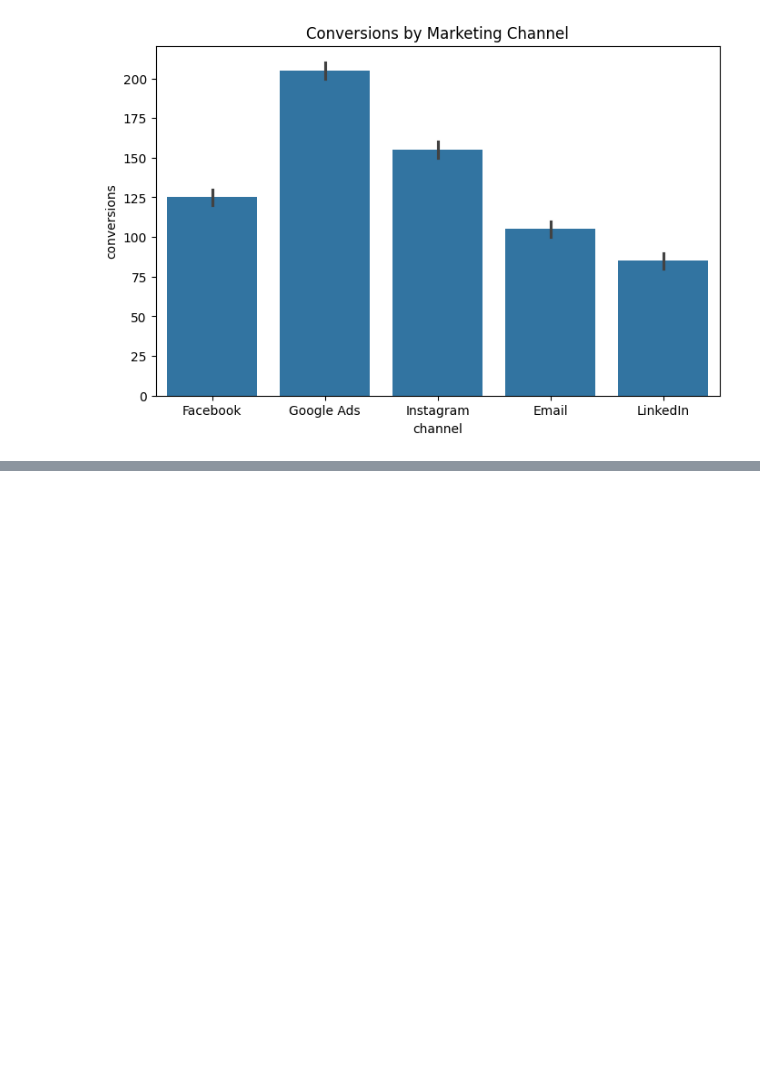
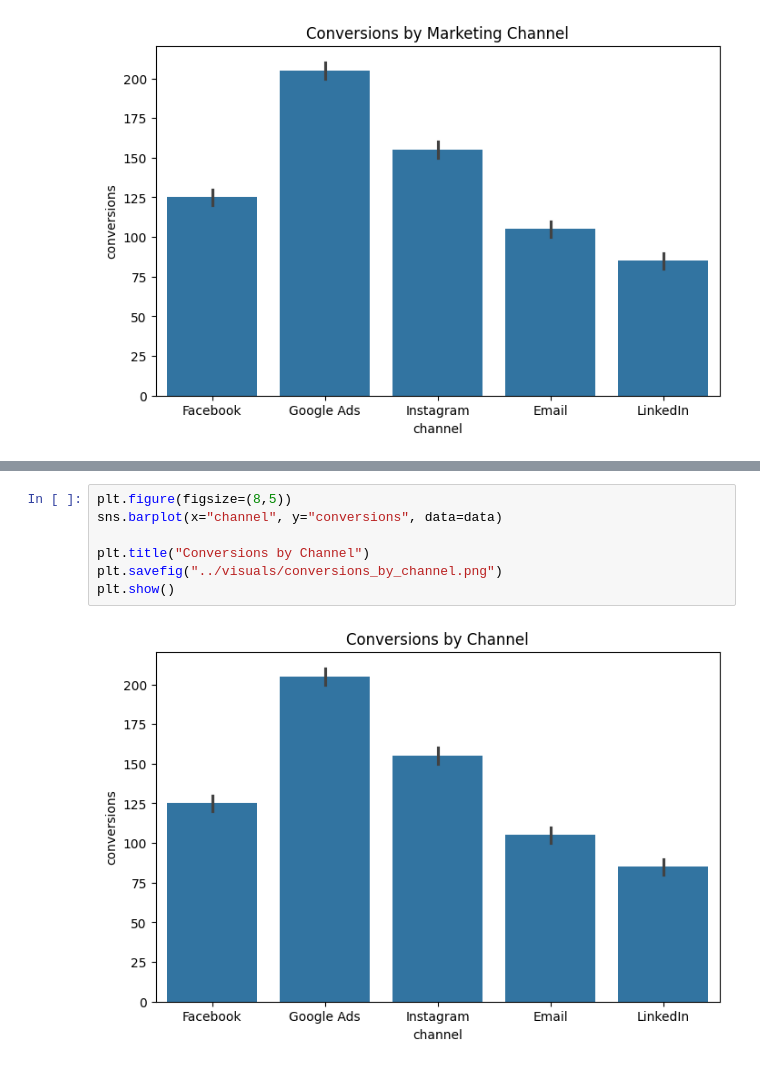
Before and after one commit to Yaswanth-23/marketing-campaign-analytics, a Jupyter notebook: notebooks/campaign_analysis.ipynb, the cells around one changed output, grey strips where cells are left out. Drawn from its saved outputs; the diff is of its cells as text; blank space fills up the shorter version.

```diff
--- a/notebooks/campaign_analysis.ipynb
+++ b/notebooks/campaign_analysis.ipynb
@@ -75,0 +114,9 @@ plt.show()
+# %%
+plt.figure(figsize=(8,5))
+sns.barplot(x="channel", y="conversions", data=data)
+
+plt.title("Conversions by Channel")
+plt.savefig("../visuals/conversions_by_channel.png")
+plt.show()
+# %% [output]
+[figure, added]
```
Also changed, not shown: parts of 8 cells of this notebook, 4 other files.
